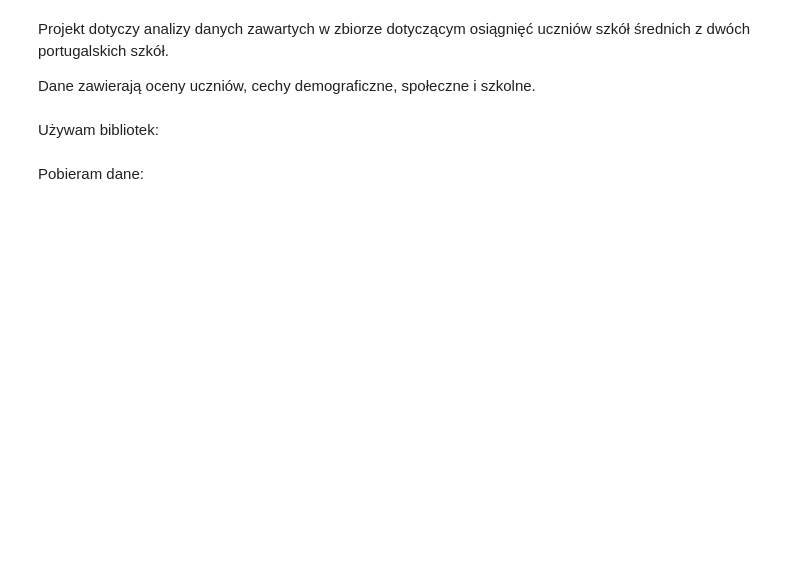
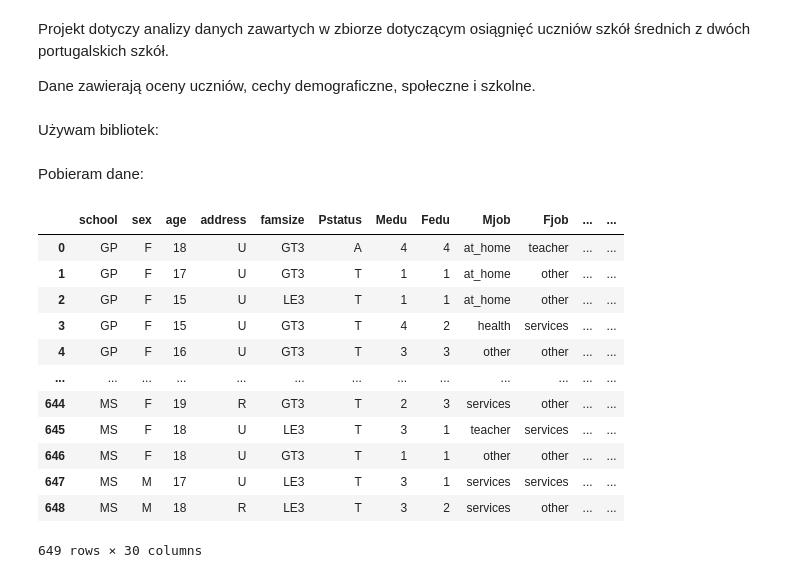
Before and after one commit to gszp1/Data_Analysis, a Jupyter notebook: Projekt.ipynb, the cells around one changed output. Cells and saved outputs as stored; diff of their text form; code cells hidden in the pictures; blank space fills up the shorter version.

```diff
--- a/Projekt.ipynb
+++ b/Projekt.ipynb
@@ -13,2 +20,19 @@ from sklearn.tree import export_text
-# %% [markdown]
-Pobieram dane:
+# %% [markdown]
+Pobieram dane:
+# %%
+student_performance = fetch_ucirepo(id=320)
+student_performance.data.features
+# %% [output]
+|  | school | sex | age | address | famsize | Pstatus | Medu | Fedu | Mjob | Fjob | ... | ... |
+| 0 | GP | F | 18 | U | GT3 | A | 4 | 4 | at_home | teacher | ... | ... |
+| 1 | GP | F | 17 | U | GT3 | T | 1 | 1 | at_home | other | ... | ... |
+| 2 | GP | F | 15 | U | LE3 | T | 1 | 1 | at_home | other | ... | ... |
+| 3 | GP | F | 15 | U | GT3 | T | 4 | 2 | health | services | ... | ... |
+| 4 | GP | F | 16 | U | GT3 | T | 3 | 3 | other | other | ... | ... |
+| ... | ... | ... | ... | ... | ... | ... | ... | ... | ... | ... | ... | ... |
+| 644 | MS | F | 19 | R | GT3 | T | 2 | 3 | services | other | ... | ... |
+| 645 | MS | F | 18 | U | LE3 | T | 3 | 1 | teacher | services | ... | ... |
+| 646 | MS | F | 18 | U | GT3 | T | 1 | 1 | other | other | ... | ... |
+| 647 | MS | M | 17 | U | LE3 | T | 3 | 1 | services | services | ... | ... |
+| 648 | MS | M | 18 | R | LE3 | T | 3 | 2 | services | other | ... | ... |
+649 rows × 30 columns
```
Also changed, not shown: parts of 12 cells of this notebook, 1 other file.
